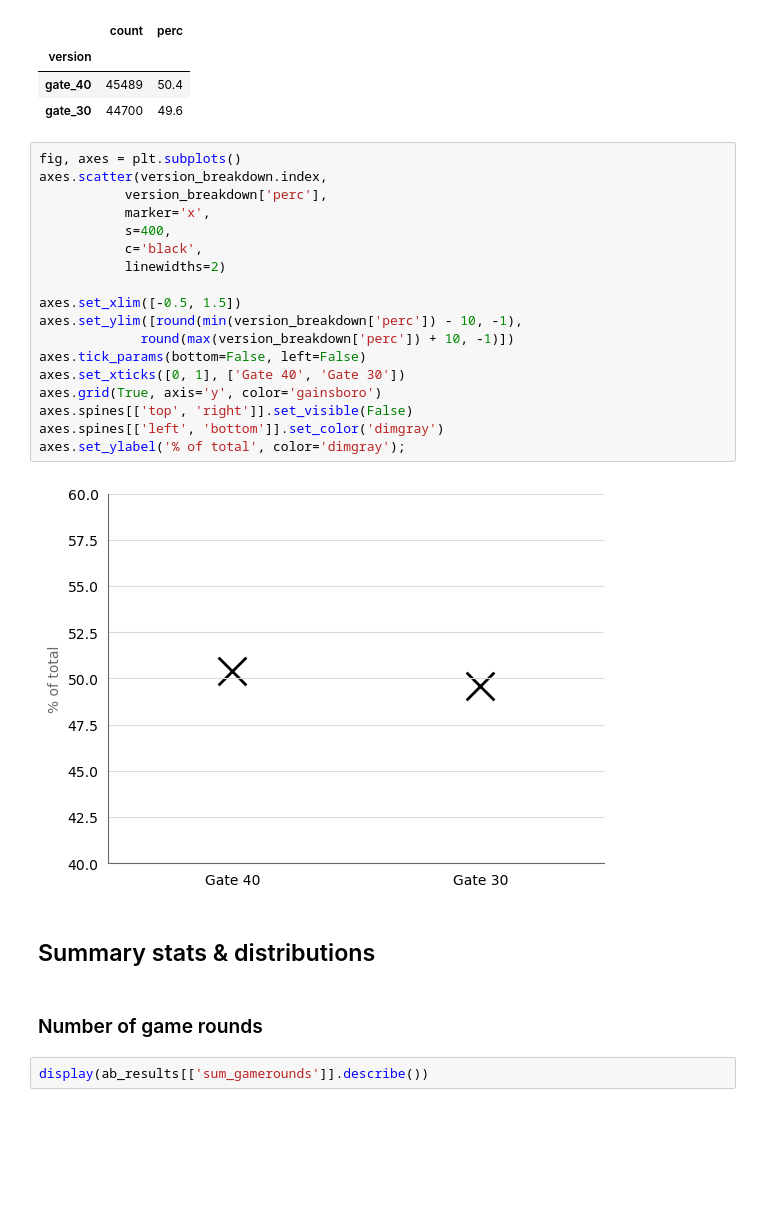
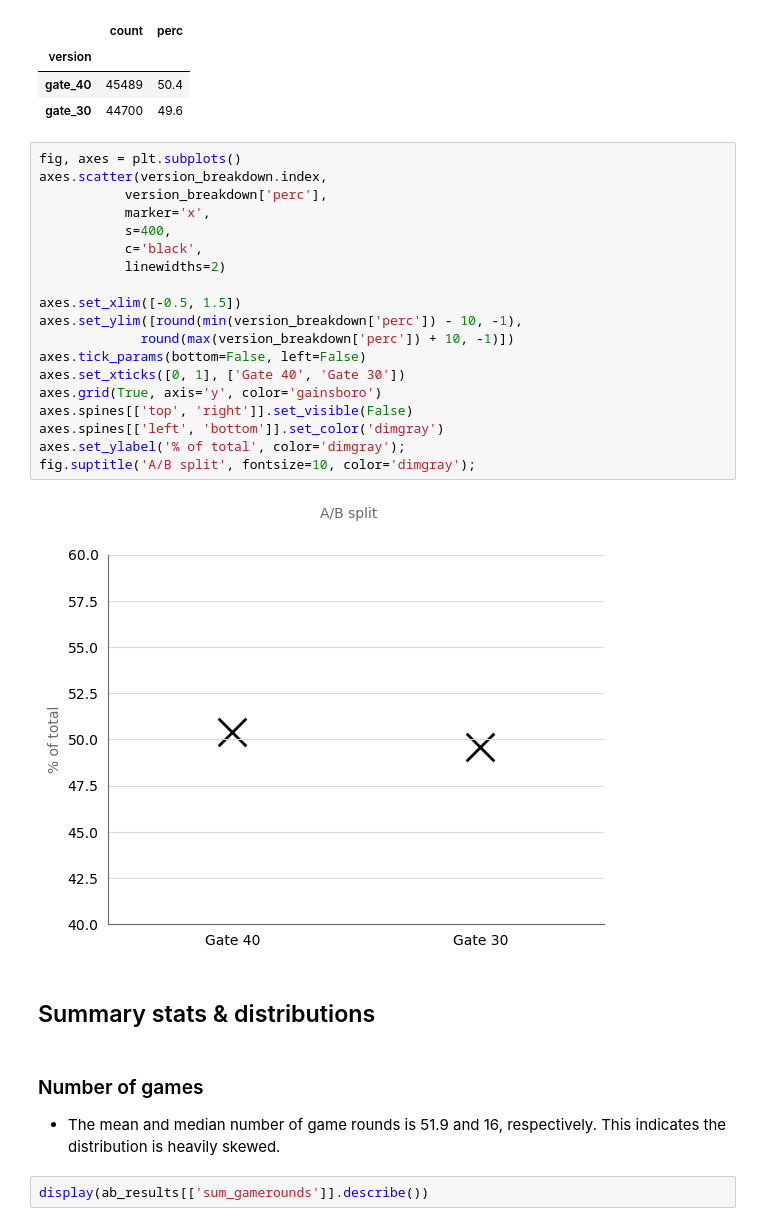
Before and after one commit to earth1987/ab-testing-cookie-cats, a Jupyter notebook: notebooks/ab_test.ipynb, the cells around one changed output. Saved outputs shown, nothing was run; the diff lists cells and outputs as text; blank space fills up the shorter version.

```diff
--- a/notebooks/ab_test.ipynb
+++ b/notebooks/ab_test.ipynb
@@ -95,27 +105,29 @@ version_breakdown
 # %%
 fig, axes = plt.subplots()
 axes.scatter(version_breakdown.index,
            version_breakdown['perc'],
            marker='x',
            s=400,
            c='black',
            linewidths=2)
 
 axes.set_xlim([-0.5, 1.5])
 axes.set_ylim([round(min(version_breakdown['perc']) - 10, -1),
              round(max(version_breakdown['perc']) + 10, -1)])
 axes.tick_params(bottom=False, left=False)
 axes.set_xticks([0, 1], ['Gate 40', 'Gate 30'])
 axes.grid(True, axis='y', color='gainsboro')
 axes.spines[['top', 'right']].set_visible(False)
 axes.spines[['left', 'bottom']].set_color('dimgray')
 axes.set_ylabel('% of total', color='dimgray');
+fig.suptitle('A/B split', fontsize=10, color='dimgray');
 # %% [output]
-[figure, old version]
+[figure, new version]
 # %% [markdown]
 ## Summary stats & distributions
 # %% [markdown]
-### Number of game rounds
+### Number of games
+* The mean and median number of game rounds is 51.9 and 16, respectively. This indicates the distribution is heavily skewed.
 # %%
 display(ab_results[['sum_gamerounds']].describe())
 # %% [output]
```
Also changed, not shown: parts of 61 cells of this notebook.
